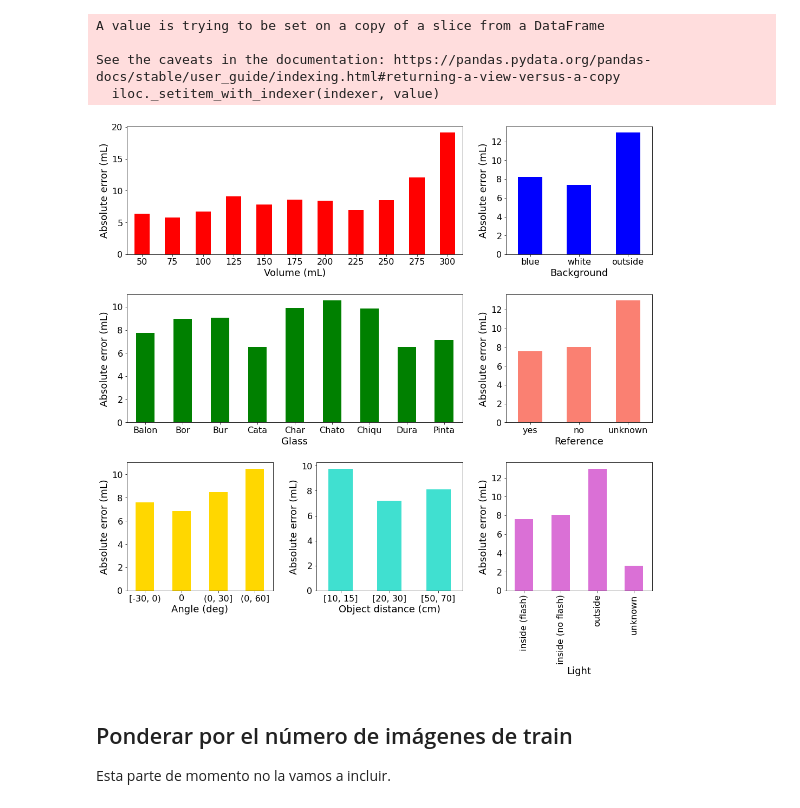
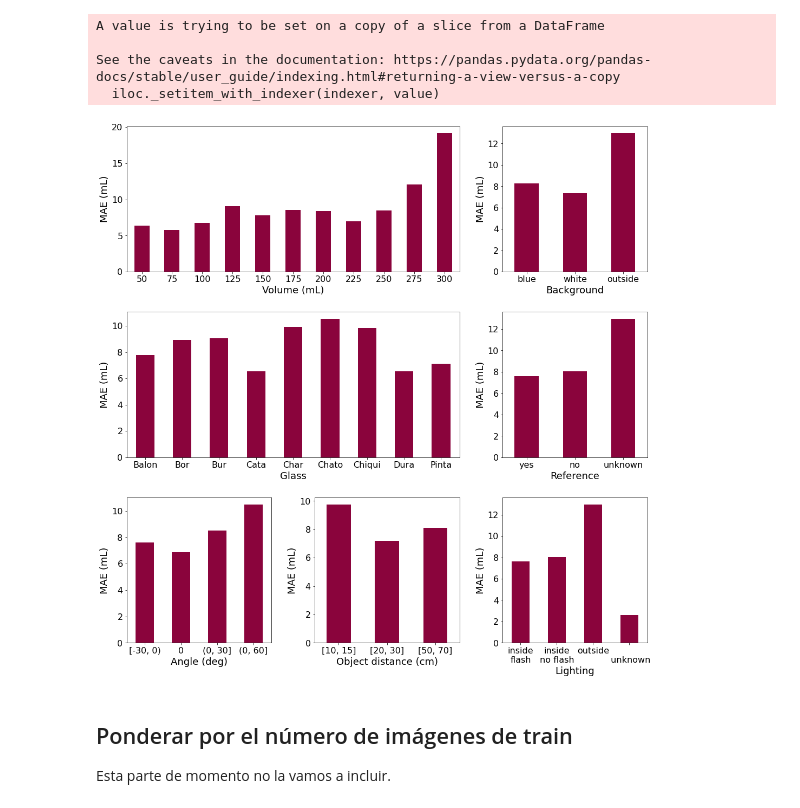
Before and after one commit to MiriamCobo/BrainGut-WineUp, a Jupyter notebook: notebooks/CopasVasosAll_AbsError.ipynb, the cells around one changed output. Saved outputs shown, nothing was run; the diff lists cells and outputs as text; code cells hidden in the pictures.

Commit message:
Corrected some errors in the graphs

```diff
--- a/notebooks/CopasVasosAll_AbsError.ipynb
+++ b/notebooks/CopasVasosAll_AbsError.ipynb
@@ -100,6 +100,8 @@ custom_dict = {'con': 0, 'sin': 1, 'nd': 2}
 df_ref=df_ref.sort_values(by=['ref'], key=lambda x: x.map(custom_dict))
 # %%
 # rename values
+df_glasses['glass'].loc[(df_glasses['glass'] == 'Chiqu')] = 'Chiqui'
+
 df_backs['back'].loc[(df_backs['back'] == 'nd')] = 'outside'
 df_backs['back'].loc[(df_backs['back'] == 'bl')] = 'white'
 df_backs['back'].loc[(df_backs['back'] == 'az')] = 'blue'
@@ -137,61 +139,67 @@ for ax in axs[0, 0:-1]:
     ax.remove()
 axbig = fig.add_subplot(gs[0, 0:-1])
 
-df_vols.plot.bar(x='vol', y='abs_error', ax=axbig, color=['red'], legend=None)
+df_vols.plot.bar(x='vol', y='abs_error', ax=axbig, color=['#8a043c'], legend=None)
 axbig.set_xlabel('Volume (mL)', fontsize=18)
-axbig.set_ylabel('Absolute error (mL)', fontsize=18)
+axbig.set_ylabel('MAE (mL)', fontsize=18)
 axbig.tick_params(axis='x', rotation=0)
 axbig.tick_params(axis='both', which='major', labelsize=16)
 
-df_backs.plot.bar(x='back', y='abs_error', ax=axs[0,2], color=['blue'], legend=None)
+df_backs.plot.bar(x='back', y='abs_error', ax=axs[0,2], color=['#8a043c'], legend=None)
 axs[0,2].set_xlabel('Background', fontsize=18)
-axs[0,2].set_ylabel('Absolute error (mL)', fontsize=18)
+axs[0,2].set_ylabel('MAE (mL)', fontsize=18)
 axs[0,2].tick_params(axis='x', rotation=0)
 axs[0,2].tick_params(axis='both', which='major', labelsize=16)
 
 gs = axs[1, 0].get_gridspec()
 # remove the underlying axes
 for ax in axs[1, 0:-1]:
     ax.remove()
 axbig2 = fig.add_subplot(gs[1, 0:-1])
 
-df_glasses.plot.bar(x='glass', y='abs_error', ax=axbig2, color=['green'], legend=None)
+df_glasses.plot.bar(x='glass', y='abs_error', ax=axbig2, color=['#8a043c'], legend=None)
 axbig2.set_xlabel('Glass', fontsize=18)
-axbig2.set_ylabel('Absolute error (mL)', fontsize=18)
+axbig2.set_ylabel('MAE (mL)', fontsize=18)
 axbig2.tick_params(axis='x', rotation=0)
 axbig2.tick_params(axis='both', which='major', labelsize=16)
 
-df_ref.plot.bar(x='ref', y='abs_error', ax=axs[1,2], color=['salmon'], legend=None)
+df_ref.plot.bar(x='ref', y='abs_error', ax=axs[1,2], color=['#8a043c'], legend=None)
 axs[1,2].set_xlabel('Reference', fontsize=18)
-axs[1,2].set_ylabel('Absolute error (mL)', fontsize=18)
+axs[1,2].set_ylabel('MAE (mL)', fontsize=18)
 axs[1,2].tick_params(axis='x', rotation=0)
 axs[1,2].tick_params(axis='both', which='major', labelsize=16)
 
-df_angles.plot.bar(x='angle', y='abs_error', ax=axs[2,0], color=['gold'], legend=None)
+df_angles.plot.bar(x='angle', y='abs_error', ax=axs[2,0], color=['#8a043c'], legend=None)
 axs[2,0].set_xlabel('Angle (deg)', fontsize=18)
-axs[2,0].set_ylabel('Absolute error (mL)', fontsize=18)
+axs[2,0].set_ylabel('MAE (mL)', fontsize=18)
 axs[2,0].tick_params(axis='x', rotation=0)
 axs[2,0].tick_params(axis='both', which='major', labelsize=16)
 
-df_planes.plot.bar(x='plane', y='abs_error', ax=axs[2,1], color=['turquoise'], legend=None)
+df_planes.plot.bar(x='plane', y='abs_error', ax=axs[2,1], color=['#8a043c'], legend=None)
 axs[2,1].set_xlabel('Object distance (cm)', fontsize=18)
-axs[2,1].set_ylabel('Absolute error (mL)', fontsize=18)
+axs[2,1].set_ylabel('MAE (mL)', fontsize=18)
 axs[2,1].tick_params(axis='x', rotation=0)
 axs[2,1].tick_params(axis='both', which='major', labelsize=16)
 
-df_light.plot.bar(x='light', y='abs_error', ax=axs[2,2], color=['orchid'], legend=None)
-axs[2,2].set_xlabel('Light', fontsize=18)
-axs[2,2].set_ylabel('Absolute error (mL)', fontsize=18)
-axs[2,2].tick_params(axis='x', rotation=90)
+df_light.plot.bar(x='light', y='abs_error', ax=axs[2,2], color=['#8a043c'], legend=None)
+axs[2,2].set_xlabel('Lighting', fontsize=18)
+axs[2,2].set_ylabel('MAE (mL)', fontsize=18)
+labels = [item.get_text() for item in axs[2,2].get_xticklabels()]
+labels[0] = 'inside\nflash'
+labels[1] = 'inside\nno flash'
+labels[2] = 'outside'
+labels[3] = '\n unknown'
+axs[2,2].set_xticklabels(labels)
+axs[2,2].tick_params(axis='x', rotation=0)
 axs[2,2].tick_params(axis='both', which='major', labelsize=16)
 
 # for ax in axs:
 #    ax.tick_params(axis='both', which='major', labelsize=16)
 
 fig.tight_layout(pad=3.0)
 plt.savefig('/srv/image-results/abs_error.pdf',bbox_inches='tight')
 # %% [output]
-[figure, old version]
+[figure, new version]
 # %% [markdown]
 ## Ponderar por el número de imágenes de train
 
```
